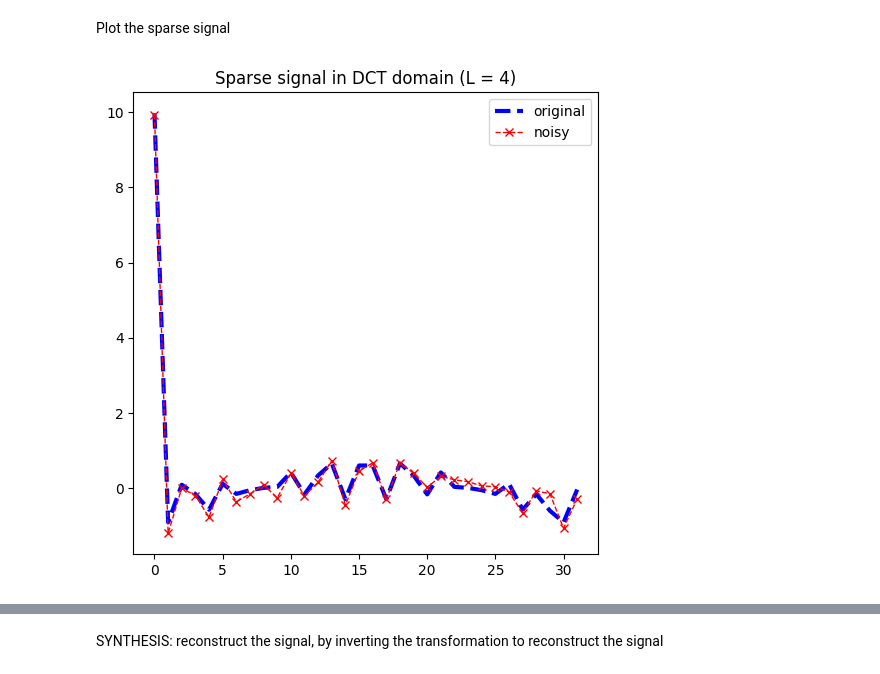
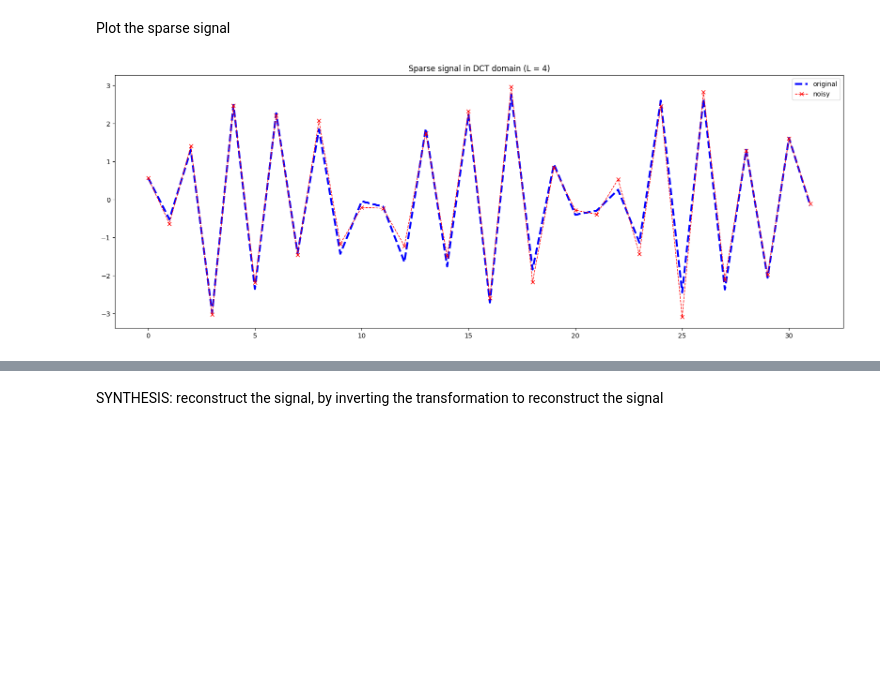
Before and after one commit to Ax-Time/m3ip-homework, a Jupyter notebook: labs/lez_7_matching_pursuit_variants.ipynb, the cells around one changed output, grey strips where cells are left out. Drawn from its saved outputs; the diff is of its cells as text; code cells hidden in the pictures; blank space fills up the shorter version.

```diff
--- a/labs/lez_7_matching_pursuit_variants.ipynb
+++ b/labs/lez_7_matching_pursuit_variants.ipynb
@@ -45,5 +39,6 @@ sigma_noise = 0.2
 Randomly define the coefficients of a sparse representation w.r.t. $D$ (make sure the nonzero coefficients are sufficiently large)
 # %%
 x0 = lib.Lsparse(N, L)
-plt.plot(x0);
+x0[np.abs(x0) < 1] = np.sign(x0[np.abs(x0) < 1])
+plt.stem(x0);
 # %% [output]
@@ -66,11 +61,11 @@ Plot the sparse signal
 # %%
 LN_WDT = 2
 MRK_SZ = 10
 
-plt.figure(figsize=(6, 6))
+plt.figure(figsize=(20, 7))
 plt.plot(s0, 'b--', linewidth=LN_WDT+1)
 plt.plot(s, 'r--x', linewidth=LN_WDT-1)
 plt.title(f'Sparse signal in DCT domain (L = {L:.0f})')
 plt.legend(['original', 'noisy']);
 # %% [output]
-[figure, old version]
+[figure, new version]
```
Also changed, not shown: parts of 23 cells of this notebook, 1 other file.
